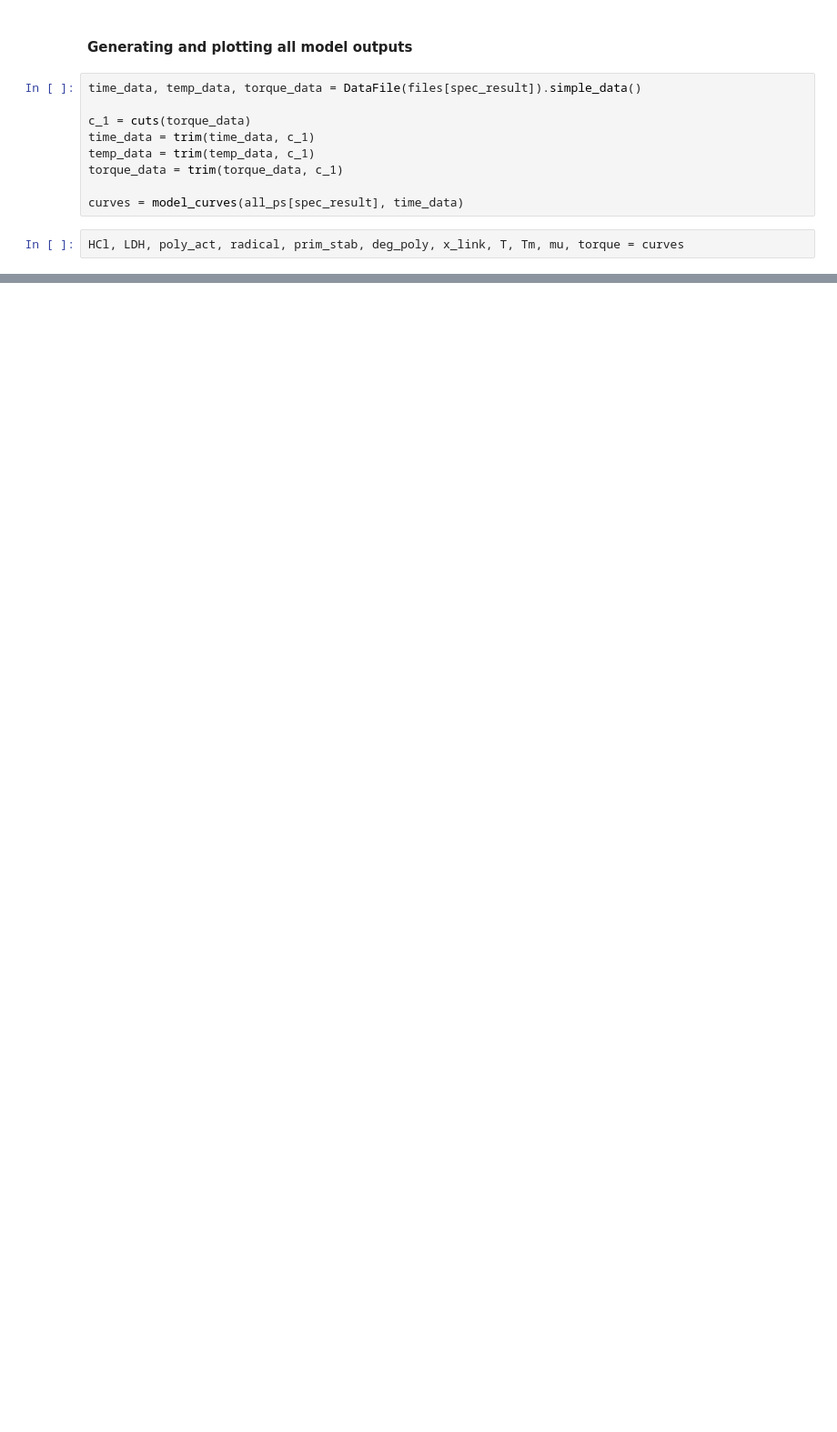
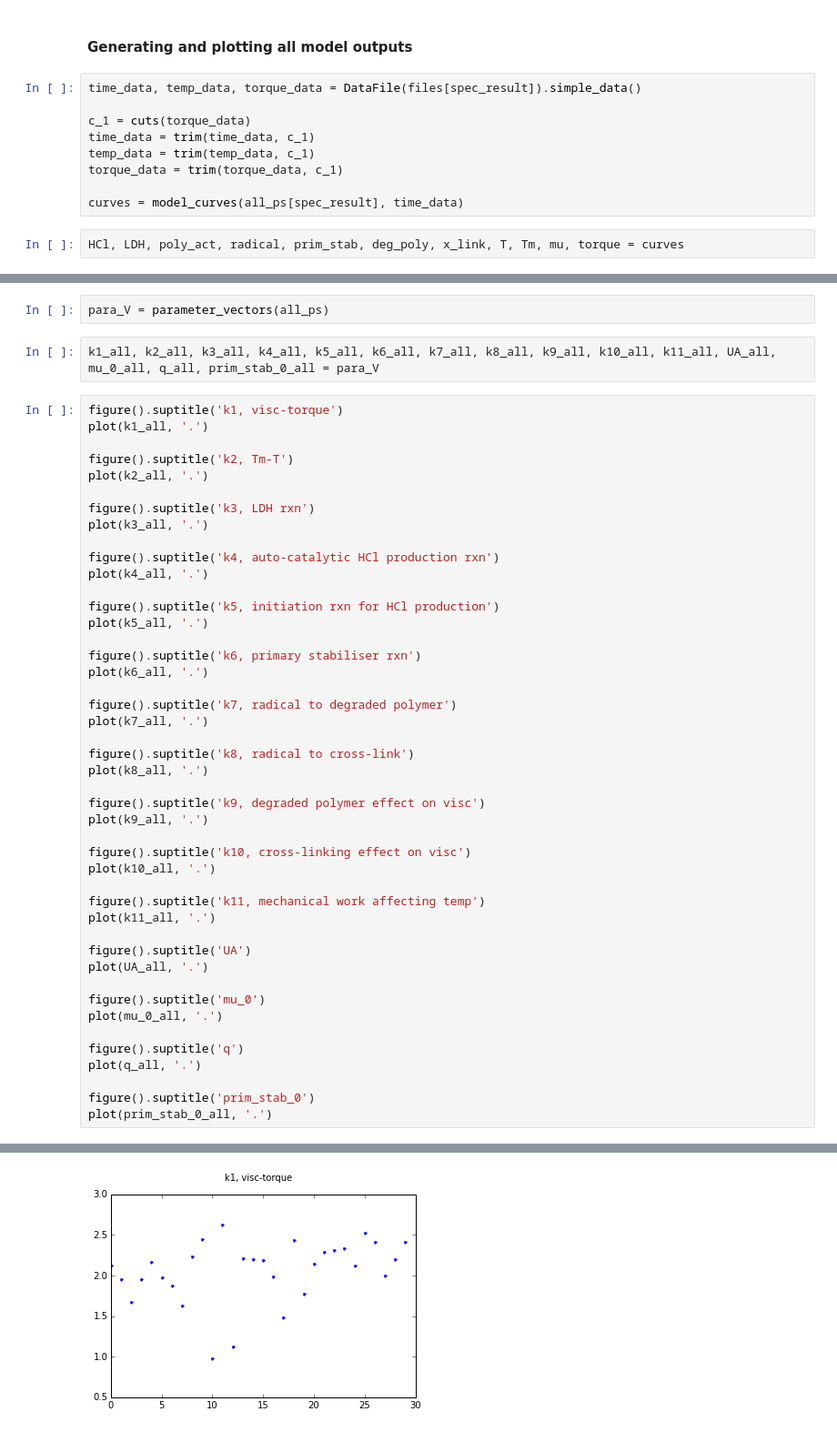
Before and after one commit to TimothyJohnLange/TorqueRheometerAnalysis, a Jupyter notebook: Fit_parameters_to_multi_files.ipynb, the cells around one changed output, grey strips where cells are left out. Shown: that part at 91% size. Saved outputs shown, nothing was run; the diff lists cells and outputs as text; blank space fills up the shorter version.

Commit message:
plotted parameters for each run (30 runs)

```diff
--- a/Fit_parameters_to_multi_files.ipynb
+++ b/Fit_parameters_to_multi_files.ipynb
@@ -123,0 +132,50 @@ xlim([0, 26])
+# %%
+para_V = parameter_vectors(all_ps)
+# %%
+k1_all, k2_all, k3_all, k4_all, k5_all, k6_all, k7_all, k8_all, k9_all, k10_all, k11_all, UA_all, mu_0_all, q_all, prim_stab_0_all = para_V
+# %%
+figure().suptitle('k1, visc-torque')
+plot(k1_all, '.')
+
+figure().suptitle('k2, Tm-T')
+plot(k2_all, '.')
+
+figure().suptitle('k3, LDH rxn')
+plot(k3_all, '.')
+
+figure().suptitle('k4, auto-catalytic HCl production rxn')
+plot(k4_all, '.')
+
+figure().suptitle('k5, initiation rxn for HCl production')
+plot(k5_all, '.')
+
+figure().suptitle('k6, primary stabiliser rxn')
+plot(k6_all, '.')
+
+figure().suptitle('k7, radical to degraded polymer')
+plot(k7_all, '.')
+
+figure().suptitle('k8, radical to cross-link')
+plot(k8_all, '.')
+
+figure().suptitle('k9, degraded polymer effect on visc')
+plot(k9_all, '.')
+
+figure().suptitle('k10, cross-linking effect on visc')
+plot(k10_all, '.')
+
+figure().suptitle('k11, mechanical work affecting temp')
+plot(k11_all, '.')
+
+figure().suptitle('UA')
+plot(UA_all, '.')
+
+figure().suptitle('mu_0')
+plot(mu_0_all, '.')
+
+figure().suptitle('q')
+plot(q_all, '.')
+
+figure().suptitle('prim_stab_0')
+plot(prim_stab_0_all, '.')
+# %% [output]
@@ -123,0 +183 @@ xlim([0, 26])
+[figure, added]
```
Also changed, not shown: parts of 6 cells of this notebook, 1 other file.
